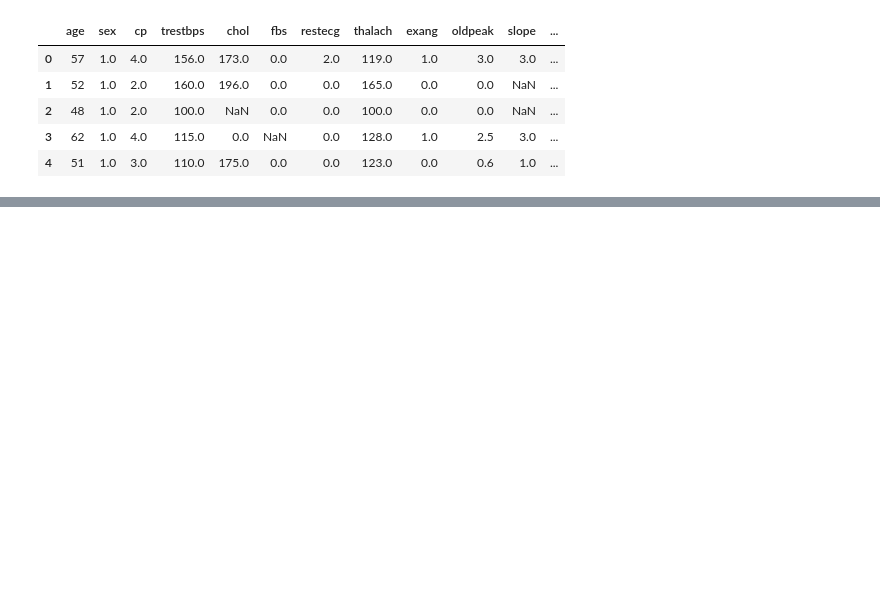
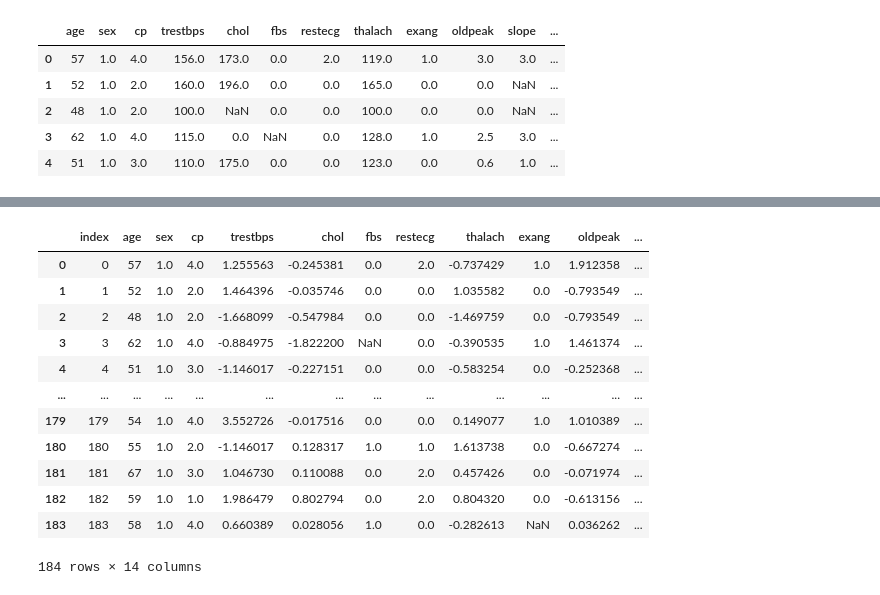
Before and after one commit to emartgo/mdata_dp3, a Jupyter notebook: 01_dp3_EDA/dp3_EDA.ipynb, the cells around one changed output, grey strips where cells are left out. Saved outputs shown, nothing was run; the diff lists cells and outputs as text; code cells hidden in the pictures; blank space fills up the shorter version.

```diff
--- a/01_dp3_EDA/dp3_EDA.ipynb
+++ b/01_dp3_EDA/dp3_EDA.ipynb
@@ -448,0 +545,19 @@ data_test_imputed.head()
+# %%
+data_test = data_test.reset_index()
+# %%
+data_test.loc[:, num_cols_test] = data_test_imputed
+data_test
+# %% [output]
+|  | index | age | sex | cp | trestbps | chol | fbs | restecg | thalach | exang | oldpeak | ... |
+| 0 | 0 | 57 | 1.0 | 4.0 | 1.255563 | -0.245381 | 0.0 | 2.0 | -0.737429 | 1.0 | 1.912358 | ... |
+| 1 | 1 | 52 | 1.0 | 2.0 | 1.464396 | -0.035746 | 0.0 | 0.0 | 1.035582 | 0.0 | -0.793549 | ... |
+| 2 | 2 | 48 | 1.0 | 2.0 | -1.668099 | -0.547984 | 0.0 | 0.0 | -1.469759 | 0.0 | -0.793549 | ... |
+| 3 | 3 | 62 | 1.0 | 4.0 | -0.884975 | -1.822200 | NaN | 0.0 | -0.390535 | 1.0 | 1.461374 | ... |
+| 4 | 4 | 51 | 1.0 | 3.0 | -1.146017 | -0.227151 | 0.0 | 0.0 | -0.583254 | 0.0 | -0.252368 | ... |
+| ... | ... | ... | ... | ... | ... | ... | ... | ... | ... | ... | ... | ... |
+| 179 | 179 | 54 | 1.0 | 4.0 | 3.552726 | -0.017516 | 0.0 | 0.0 | 0.149077 | 1.0 | 1.010389 | ... |
+| 180 | 180 | 55 | 1.0 | 2.0 | -1.146017 | 0.128317 | 1.0 | 1.0 | 1.613738 | 0.0 | -0.667274 | ... |
+| 181 | 181 | 67 | 1.0 | 3.0 | 1.046730 | 0.110088 | 0.0 | 2.0 | 0.457426 | 0.0 | -0.071974 | ... |
+| 182 | 182 | 59 | 1.0 | 1.0 | 1.986479 | 0.802794 | 0.0 | 2.0 | 0.804320 | 0.0 | -0.613156 | ... |
+| 183 | 183 | 58 | 1.0 | 4.0 | 0.660389 | 0.028056 | 1.0 | 0.0 | -0.282613 | NaN | 0.036262 | ... |
+184 rows × 14 columns
```
Also changed, not shown: parts of 23 cells of this notebook, 3 other files.
